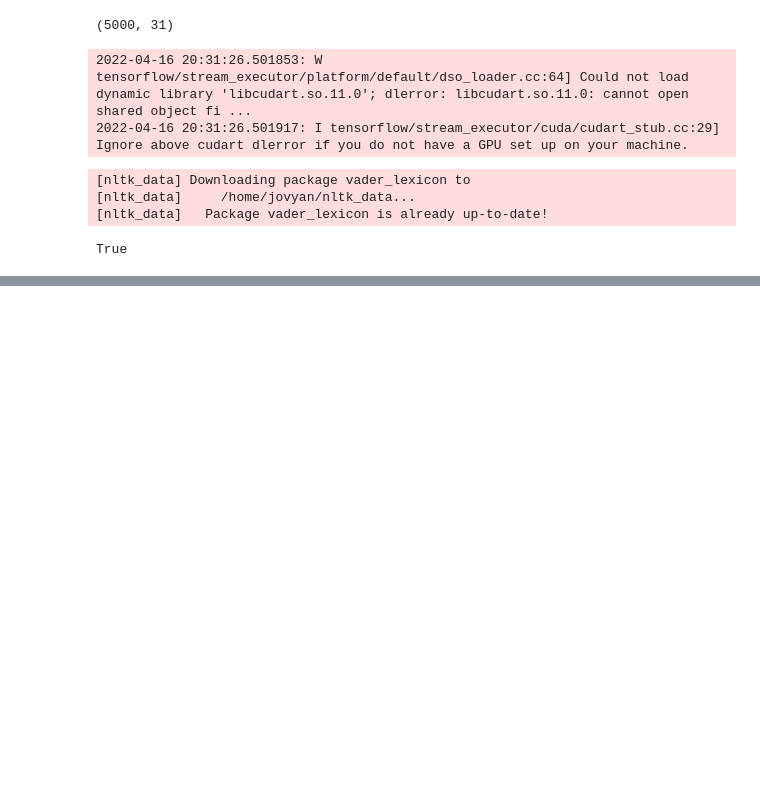
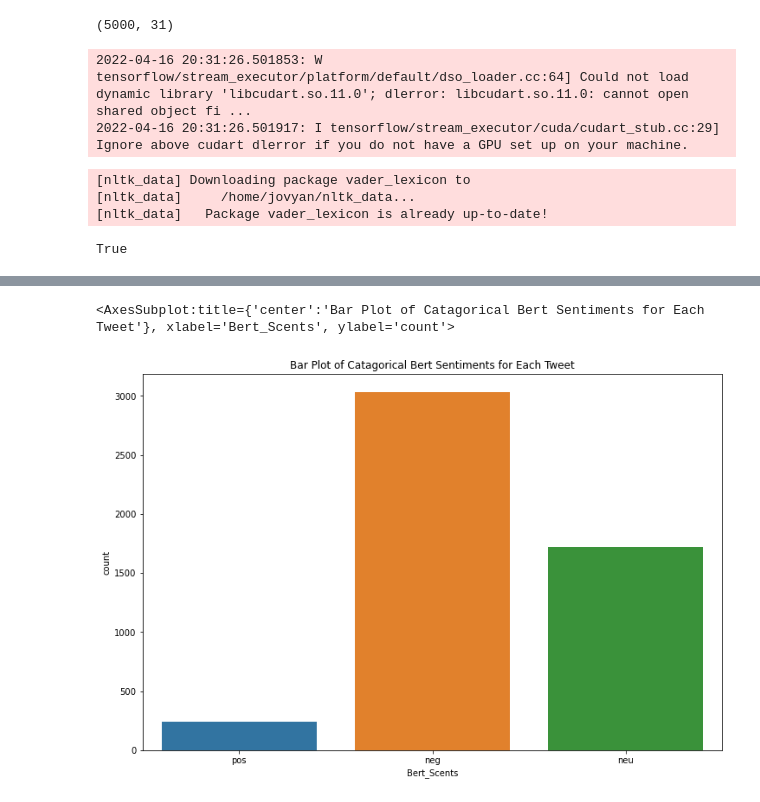
Before and after one commit to evanc1229/KoReCOVID, a Jupyter notebook: Data_Analysis.ipynb, the cells around one changed output, grey strips where cells are left out. Saved outputs shown, nothing was run; the diff lists cells and outputs as text; code cells hidden in the pictures; blank space fills up the shorter version.

```diff
--- a/Data_Analysis.ipynb
+++ b/Data_Analysis.ipynb
@@ -82,0 +202,8 @@ barplot(*, x=None, y=None, hue=None, data=None, order=None, hue_order=None, esti
+# %%
+# 2) Bert Sentiments
+plt.figure(figsize=(12,8))
+plt.title('Bar Plot of Catagorical Bert Sentiments for Each Tweet')
+sns.countplot(data=df_sentiments, x='Bert_Scents')
+# %% [output]
+<AxesSubplot:title={'center':'Bar Plot of Catagorical Bert Sentiments for Each Tweet'}, xlabel='Bert_Scents', ylabel='count'>
+[figure, added]
```
Also changed, not shown: parts of 21 cells of this notebook, 1 other file.
